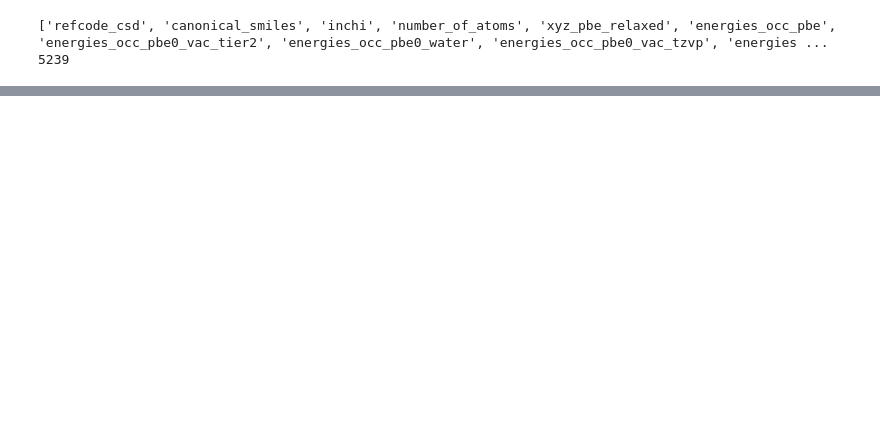
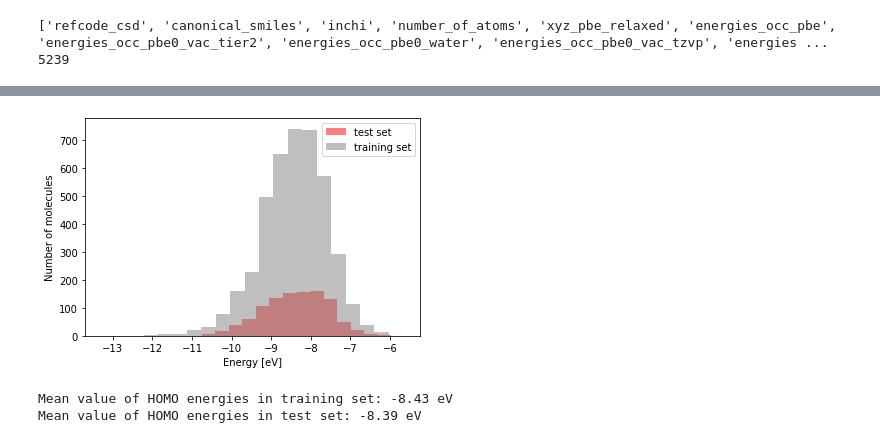
Before and after one commit to billalsohail/ML4MC, a Jupyter notebook: Coulomb_matrix_representation.ipynb, the cells around one changed output, grey strips where cells are left out. Cells and saved outputs as stored; diff of their text form; code cells hidden in the pictures; blank space fills up the shorter version.

```diff
--- a/Coulomb_matrix_representation.ipynb
+++ b/Coulomb_matrix_representation.ipynb
@@ -95,0 +165,3 @@ plt.show()
+# %%
+ train, test = train_test_split(df, test_size=0.2, random_state=20210817)
+train_atoms, test_atoms = train['atoms'].to_list(), test['atoms'].to_list()
@@ -95,0 +170,18 @@ plt.show()
+# %%
+#Lets visualise the data for each split to see if it resembles each other
+
+
+plt.hist(test['HOMO'].values, bins=20, density=False, alpha=0.5, facecolor='red', label='test set')
+plt.hist(train['HOMO'].values, bins=20, density=False, alpha=0.5, facecolor='gray', label='training set')
+plt.xlabel("Energy [eV]")
+plt.ylabel("Number of molecules")
+plt.legend()
+plt.show()
+
+## mean value of distributions
+print("Mean value of HOMO energies in training set: %0.2f eV" %np.mean(train['HOMO'].values))
+print("Mean value of HOMO energies in test set: %0.2f eV" %np.mean(test['HOMO'].values))
+# %% [output]
+[figure, added]
+Mean value of HOMO energies in training set: -8.43 eV
+Mean value of HOMO energies in test set: -8.39 eV
```
Also changed, not shown: parts of 11 cells of this notebook.
